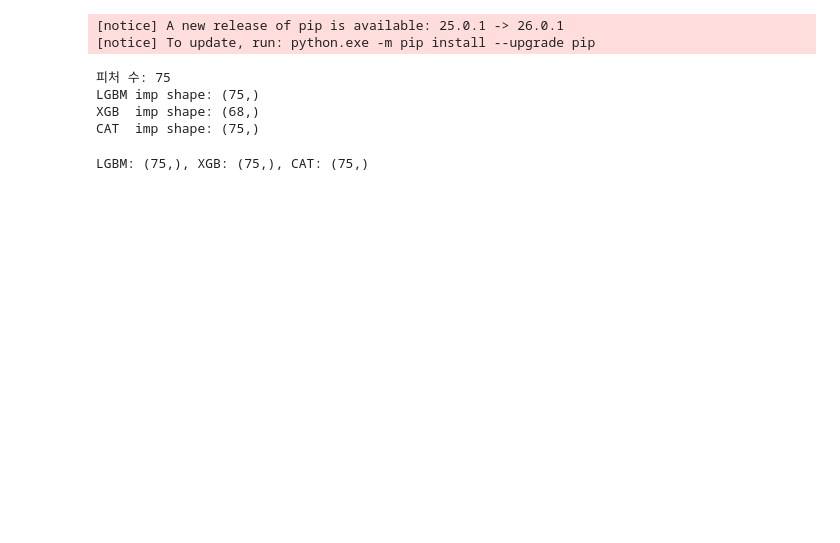
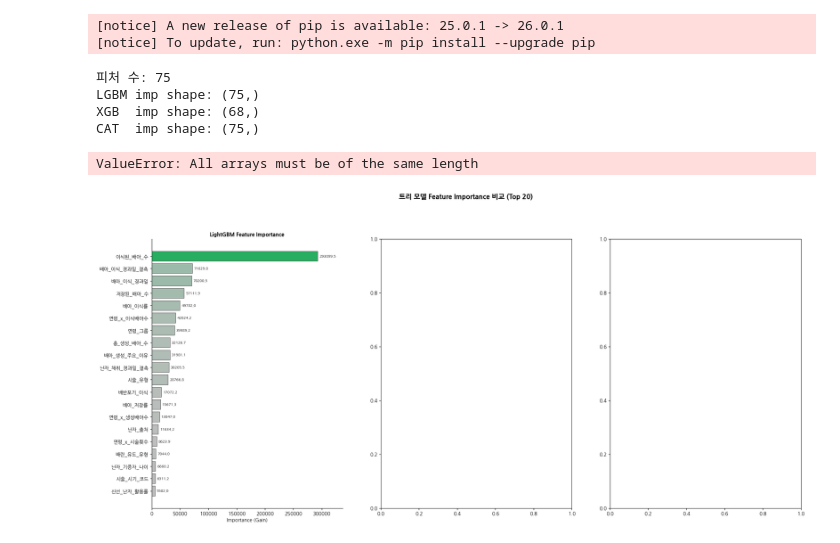
Before and after one commit to predicting-pregnancy-success/pregnancy-ml-models, a Jupyter notebook: notebooks/08_model_analysis.ipynb, the cells around one changed output. Drawn from its saved outputs; the diff is of its cells as text; code cells hidden in the pictures; blank space fills up the shorter version.

```diff
--- a/notebooks/08_model_analysis.ipynb
+++ b/notebooks/08_model_analysis.ipynb
@@ -39,23 +39,16 @@ def get_lgbm_importance(model_path_pattern, n_folds=10):
         importances.append(model.booster_.feature_importance(importance_type='gain'))
     return np.mean(importances, axis=0), feat_names
 
-def get_xgb_importance(model_path_pattern, feat_names, n_folds=10):
+def get_xgb_importance(model_path_pattern, n_folds=10):
     importances = []
+    feat_names = None
     for fold in range(1, n_folds + 1):
         model = joblib.load(f'{model_path_pattern}_fold{fold}.pkl')
         scores = model.get_booster().get_score(importance_type='gain')
-        # feat_names 기준으로 맞춰서 없는 피처는 0으로 채움
+        if feat_names is None:
+            feat_names = list(scores.keys())
         importances.append([scores.get(f, 0) for f in feat_names])
-    return np.mean(importances, axis=0)
-
-# lgbm 먼저 로드해서 feat_names 기준 확보
-lgbm_imp, feat_names = get_lgbm_importance(f'{MODELS_PATH}/exp_tuned_lgbm_seed42')
-
-# xgb, cat은 feat_names 넘겨서 길이 맞춤
-xgb_imp = get_xgb_importance(f'{MODELS_PATH}/exp_tuned_xgb_seed42', feat_names)
-cat_imp, _ = get_cat_importance(f'{MODELS_PATH}/exp_tuned_cat_seed42')
-
-print(f'LGBM: {lgbm_imp.shape}, XGB: {xgb_imp.shape}, CAT: {cat_imp.shape}')
+    return np.mean(importances, axis=0), feat_names
 
 def get_cat_importance(model_path_pattern, n_folds=10):
     importances = []
@@ -81,25 +74,46 @@ LGBM imp shape: (75,)
 XGB  imp shape: (68,)
 CAT  imp shape: (75,)
 # %%
-# ── 2. 트리 모델 Top 20 Feature Importance 시각화 ──
+import matplotlib.colors as mcolors
+
+gray_green = mcolors.LinearSegmentedColormap.from_list(
+    'gray_green', ['#BEBEBE', '#27AE60']
+)
 
 def plot_importance(importance, feature_names, title, ax, top_n=20):
     df = pd.DataFrame({'feature': feature_names, 'importance': importance})
     df = df.sort_values('importance', ascending=False).head(top_n)
-    sns.barplot(data=df, x='importance', y='feature', ax=ax, palette='viridis')
-    ax.set_title(title, fontsize=12, fontweight='bold')
+    df = df.iloc[::-1].reset_index(drop=True)  # 내림차순 (위가 높은 순)
+
+    norm   = mcolors.Normalize(vmin=df['importance'].min(), vmax=df['importance'].max())
+    colors = [gray_green(norm(v)) for v in df['importance']]
+
+    bars = ax.barh(df['feature'], df['importance'],
+                   color=colors, edgecolor='#555555', linewidth=0.8)
+
+    for bar, val in zip(bars, df['importance']):
+        ax.text(bar.get_width() + df['importance'].max() * 0.01,
+                bar.get_y() + bar.get_height() / 2,
+                f'{val:.1f}', va='center', fontsize=7.5)
+
+    ax.set_title(title, fontsize=11, fontweight='bold')
     ax.set_xlabel('Importance (Gain)')
     ax.set_ylabel('')
+    ax.set_xlim(0, df['importance'].max() * 1.15)
+    sns.despine(ax=ax)
 
-fig, axes = plt.subplots(1, 3, figsize=(20, 10))
+fig, axes = plt.subplots(1, 3, figsize=(24, 10))
+fig.suptitle('트리 모델 Feature Importance 비교 (Top 20)', fontsize=14, fontweight='bold', y=1.01)
+
 plot_importance(lgbm_imp, feat_names, 'LightGBM Feature Importance', axes[0])
 plot_importance(xgb_imp,  feat_names, 'XGBoost Feature Importance',  axes[1])
 plot_importance(cat_imp,  feat_names, 'CatBoost Feature Importance', axes[2])
 
 plt.tight_layout()
 plt.savefig(f'{IMG_PATH}/feature_importance_tree.png', dpi=150, bbox_inches='tight')
 plt.show()
 print('저장 완료: feature_importance_tree.png')
 # %% [output]
-LGBM: (75,), XGB: (75,), CAT: (75,)
+ValueError: All arrays must be of the same length
+[figure, added]
 # %%
```
Also changed, not shown: parts of 3 cells of this notebook, 4 other files.
